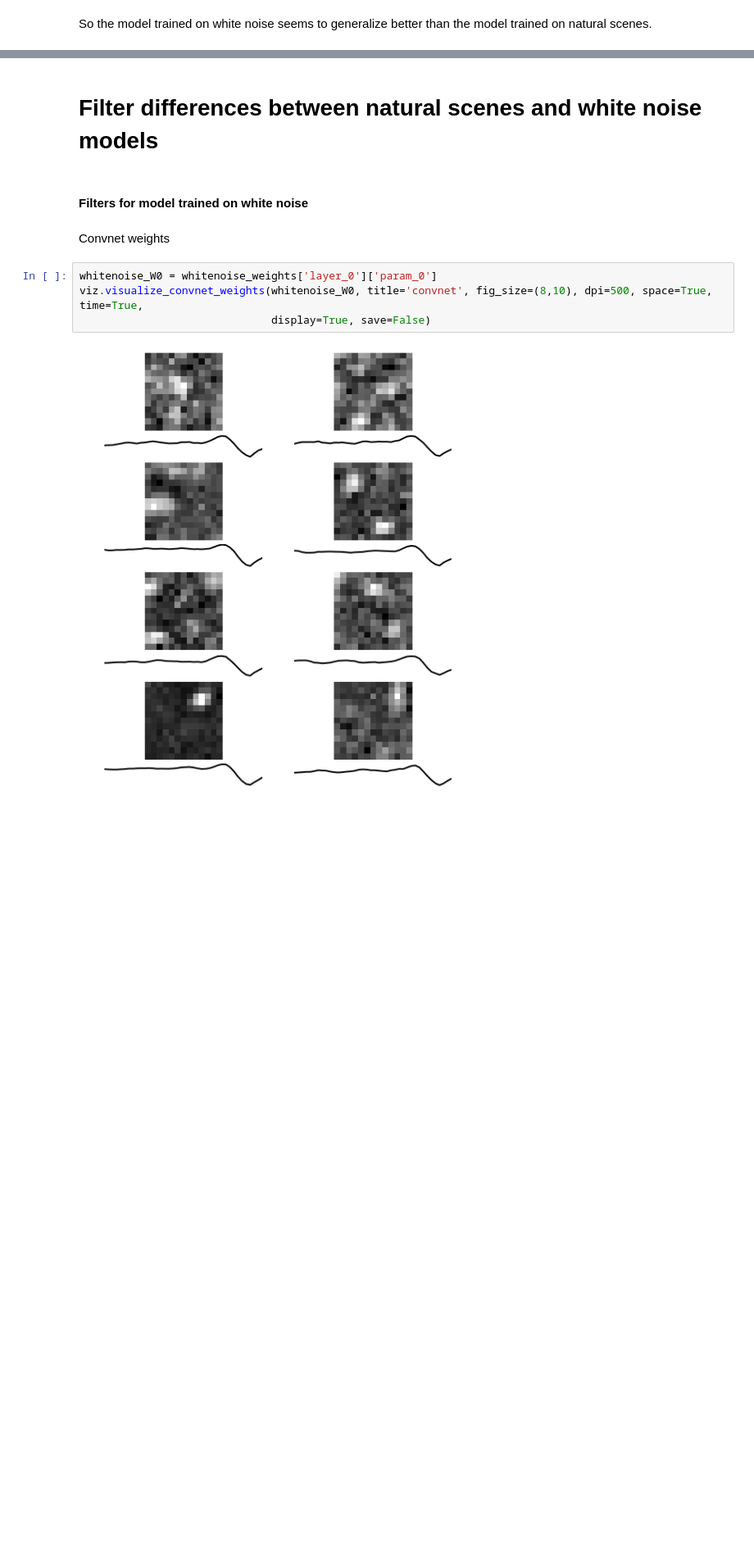
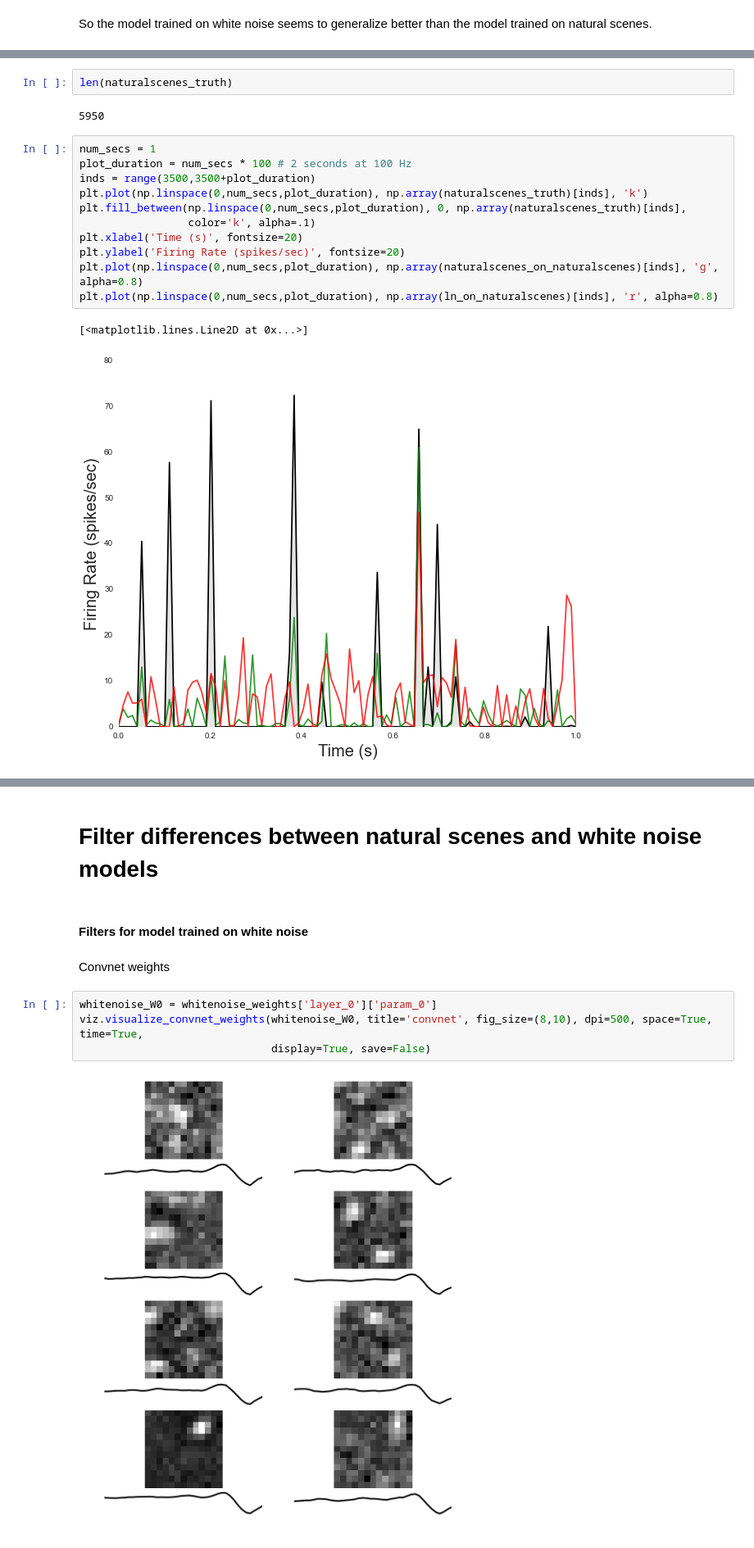
Before and after one commit to baccuslab/deep-retina, a Jupyter notebook: notebooks/Visualizations 8 conv + 16 affine + 1 affine.ipynb, the cells around one changed output, grey strips where cells are left out. Shown at 82% size. Cells and saved outputs as stored; diff of their text form; blank space fills up the shorter version.

```diff
--- a/notebooks/Visualizations 8 conv + 16 affine + 1 affine.ipynb
+++ b/notebooks/Visualizations 8 conv + 16 affine + 1 affine.ipynb
@@ -131,0 +160,18 @@ plt.ylim([0.3, 0.7])
+# %%
+len(naturalscenes_truth)
+# %% [output]
+5950
+# %%
+num_secs = 1
+plot_duration = num_secs * 100 # 2 seconds at 100 Hz
+inds = range(3500,3500+plot_duration)
+plt.plot(np.linspace(0,num_secs,plot_duration), np.array(naturalscenes_truth)[inds], 'k')
+plt.fill_between(np.linspace(0,num_secs,plot_duration), 0, np.array(naturalscenes_truth)[inds],
+                 color='k', alpha=.1)
+plt.xlabel('Time (s)', fontsize=20)
+plt.ylabel('Firing Rate (spikes/sec)', fontsize=20)
+plt.plot(np.linspace(0,num_secs,plot_duration), np.array(naturalscenes_on_naturalscenes)[inds], 'g', alpha=0.8)
+plt.plot(np.linspace(0,num_secs,plot_duration), np.array(ln_on_naturalscenes)[inds], 'r', alpha=0.8)
+# %% [output]
+[<matplotlib.lines.Line2D at 0x...>]
+[figure, added]
```
Also changed, not shown: parts of 13 cells of this notebook, 4 other files.
